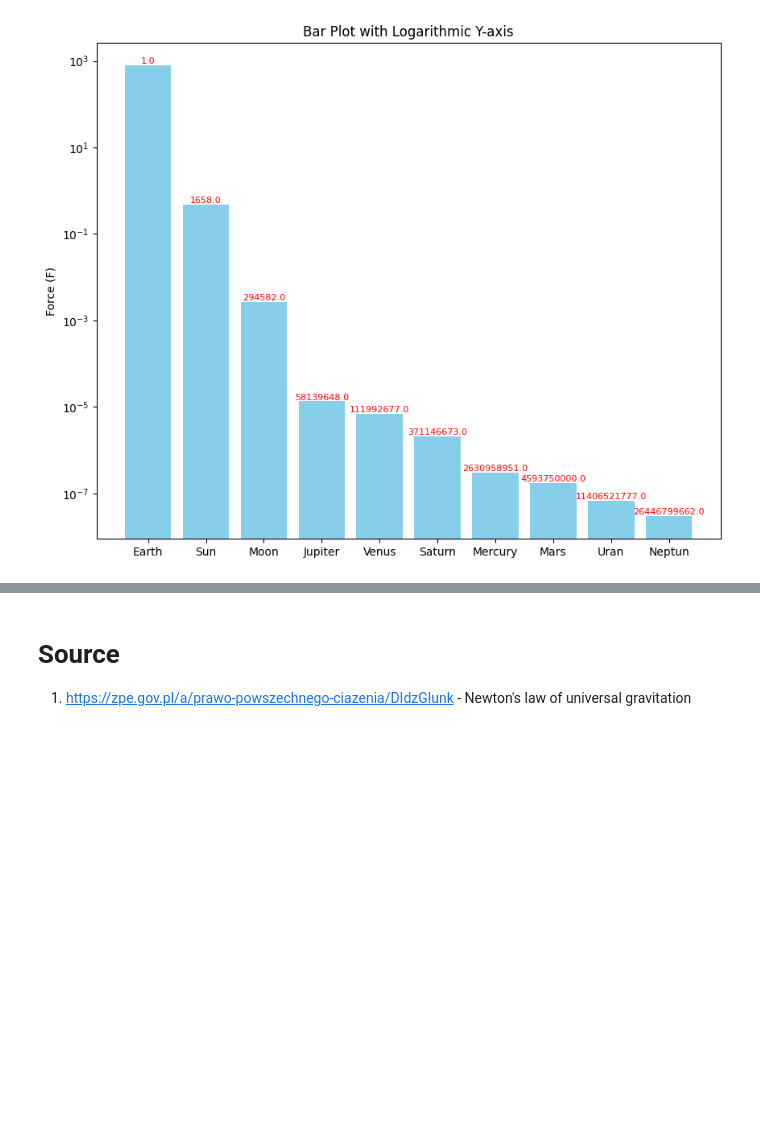
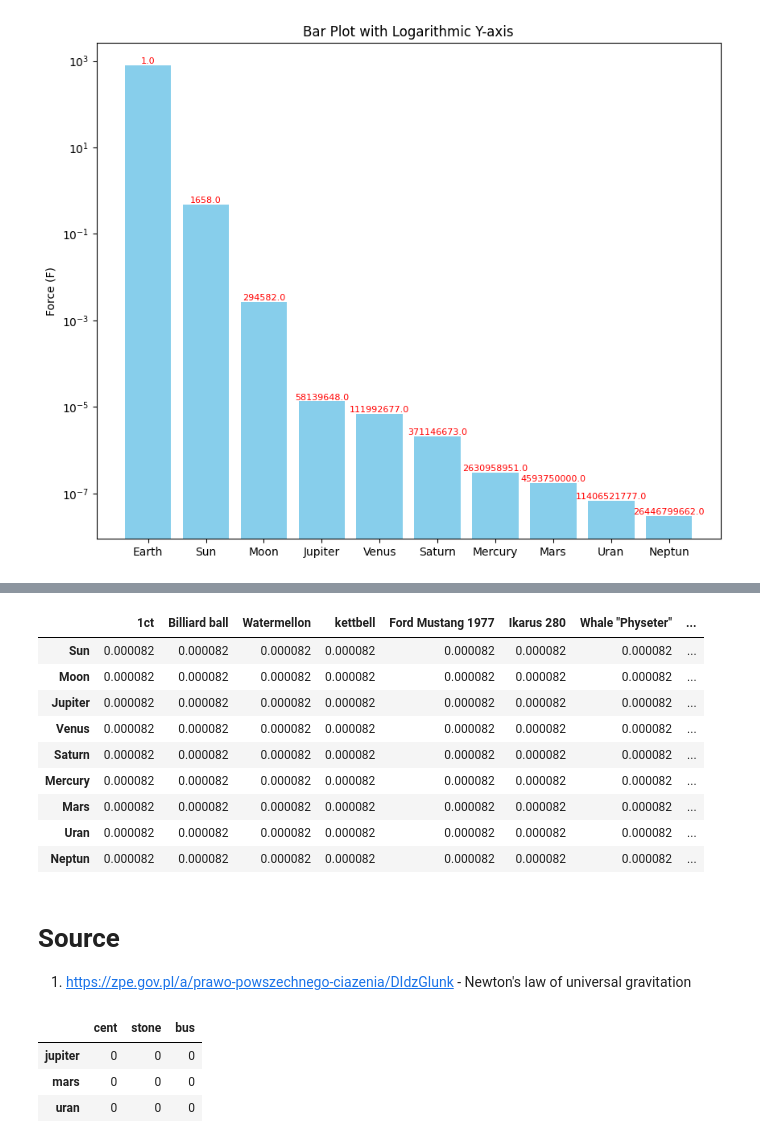
Before and after one commit to Polonez1/Solar-system-influence, a Jupyter notebook: project.ipynb, the cells around one changed output, grey strips where cells are left out. Drawn from its saved outputs; the diff is of its cells as text; code cells hidden in the pictures; blank space fills up the shorter version.

```diff
--- a/project.ipynb
+++ b/project.ipynb
@@ -126,3 +186,16 @@ plt.show()
+# %%
+matrix_df
+# %% [output]
+|  | 1ct | Billiard ball | Watermellon | kettbell | Ford Mustang 1977 | Ikarus 280 | Whale "Physeter" | ... |
+| Sun | 0.000082 | 0.000082 | 0.000082 | 0.000082 | 0.000082 | 0.000082 | 0.000082 | ... |
+| Moon | 0.000082 | 0.000082 | 0.000082 | 0.000082 | 0.000082 | 0.000082 | 0.000082 | ... |
+| Jupiter | 0.000082 | 0.000082 | 0.000082 | 0.000082 | 0.000082 | 0.000082 | 0.000082 | ... |
+| Venus | 0.000082 | 0.000082 | 0.000082 | 0.000082 | 0.000082 | 0.000082 | 0.000082 | ... |
+| Saturn | 0.000082 | 0.000082 | 0.000082 | 0.000082 | 0.000082 | 0.000082 | 0.000082 | ... |
+| Mercury | 0.000082 | 0.000082 | 0.000082 | 0.000082 | 0.000082 | 0.000082 | 0.000082 | ... |
+| Mars | 0.000082 | 0.000082 | 0.000082 | 0.000082 | 0.000082 | 0.000082 | 0.000082 | ... |
+| Uran | 0.000082 | 0.000082 | 0.000082 | 0.000082 | 0.000082 | 0.000082 | 0.000082 | ... |
+| Neptun | 0.000082 | 0.000082 | 0.000082 | 0.000082 | 0.000082 | 0.000082 | 0.000082 | ... |
 # %% [markdown]
 # Source
 1. https://zpe.gov.pl/a/prawo-powszechnego-ciazenia/DIdzGlunk - Newton's law of universal gravitation
@@ -128,0 +224,7 @@ plt.show()
+# %%
+df
+# %% [output]
+|  | cent | stone | bus |
+| jupiter | 0 | 0 | 0 |
+| mars | 0 | 0 | 0 |
+| uran | 0 | 0 | 0 |
```
Also changed, not shown: parts of 4 cells of this notebook, 2 other files.
